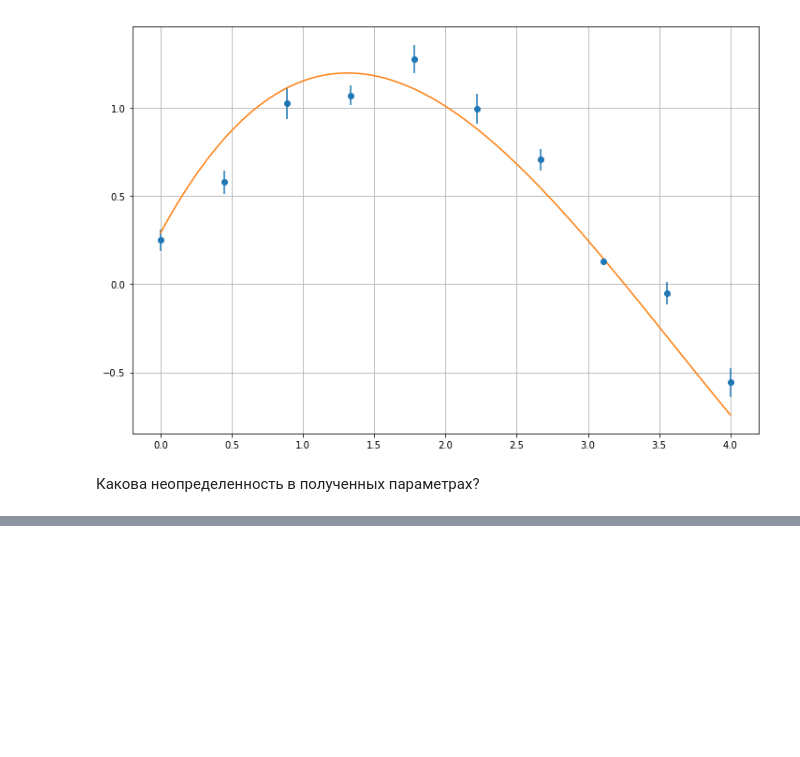
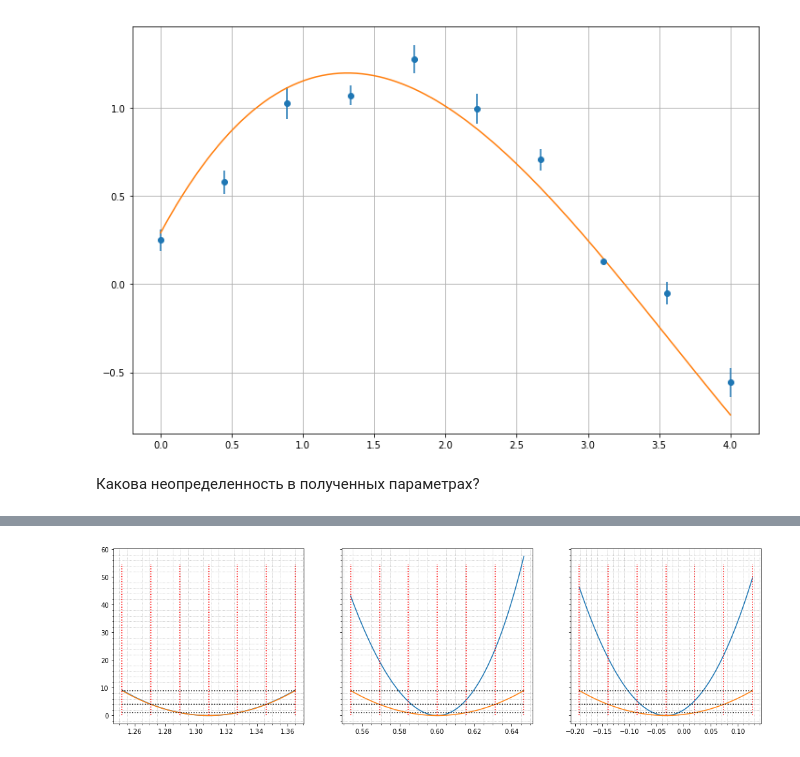
Before and after one commit to ArtificialQI/lectures2020, a Jupyter notebook: L9_Opimization.ipynb, the cells around one changed output, grey strips where cells are left out. Cells and saved outputs as stored; diff of their text form; code cells hidden in the pictures; blank space fills up the shorter version.

```diff
--- a/L9_Opimization.ipynb
+++ b/L9_Opimization.ipynb
@@ -392,0 +437,18 @@ for i, a in enumerate(ax):
+# %%
+fig, ax = plt.subplots(ncols=3, figsize=(18, 5), sharey=True)
+for i, (a, varname) in enumerate(zip(ax, ['a','omega','phi0'])):
+    a.minorticks_on()
+    a.grid(which='minor', linestyle=':')
+    bins, vals = m.profile(varname, subtract_min=True, bound=3)
+    a.plot(bins, vals)
+    p0, s0 = mres.params[i].value, mres.params[i].error
+
+    x0 = np.linspace(p0 - 3*s0, p0 + 3*s0, 100)
+    a.plot(x0, ((x0 - p0)/s0)**2)
+
+    for j in range(-3, 4):
+        a.plot([p0 + j*s0, p0 + j*s0], [0, np.max(chiarr)], 'r:')
+    for j in range(1, 4):
+        a.plot([p0 - 3*s0, p0 + 3*s0], [j**2, j**2], 'k:')
+# %% [output]
+[figure, added]
```
Also changed, not shown: parts of 31 cells of this notebook.
